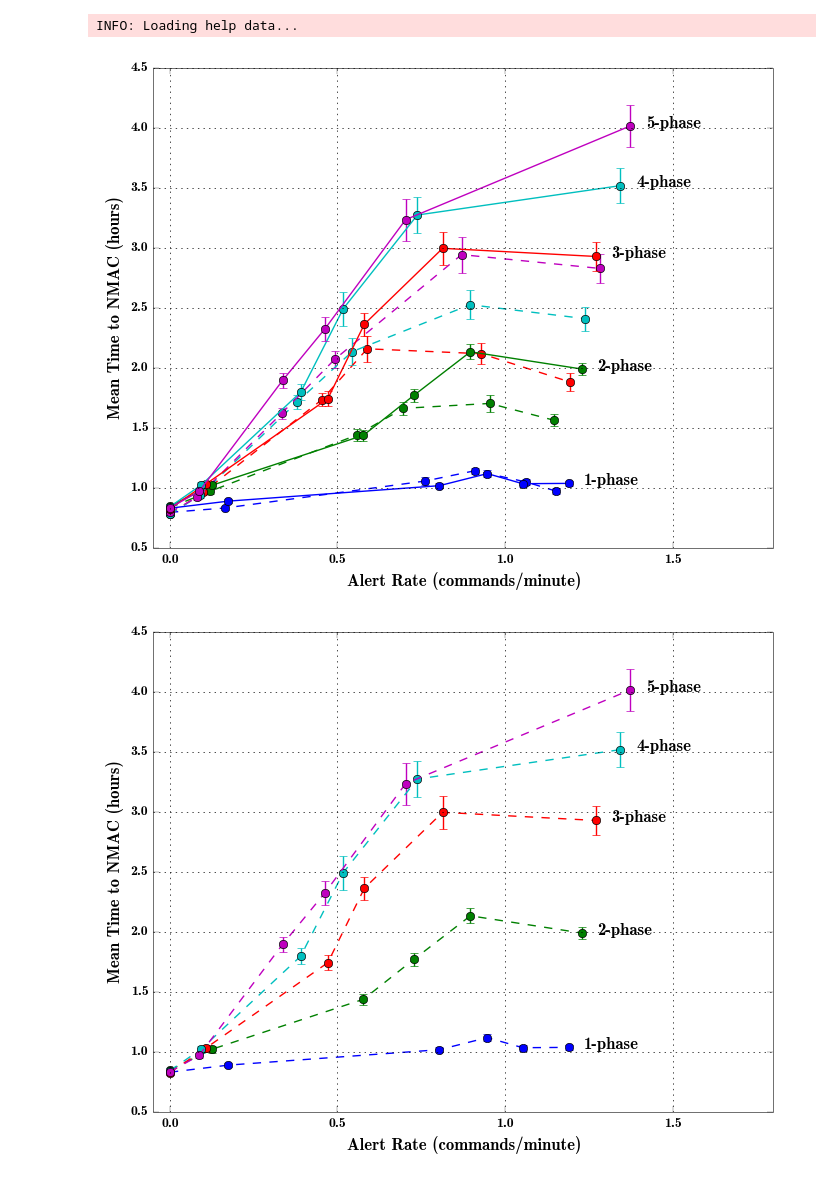
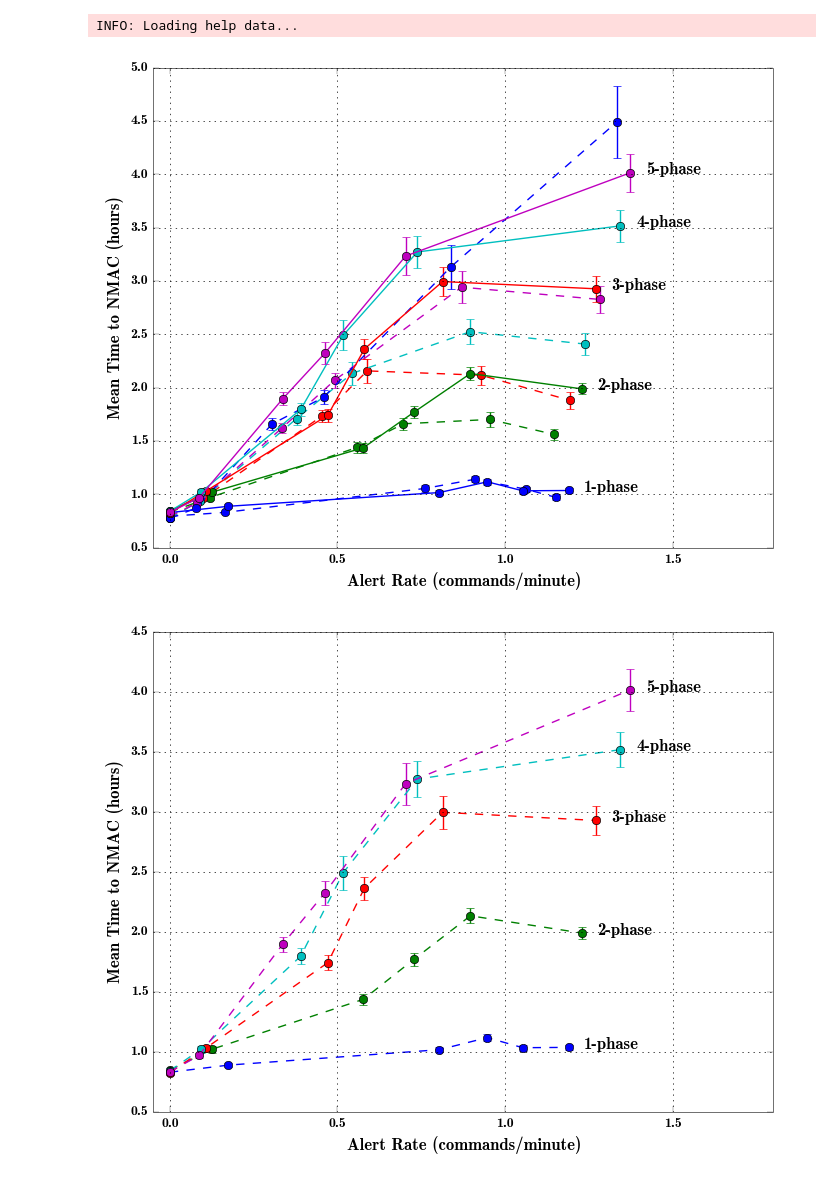
Before and after one commit to sisl/autoATC, a Jupyter notebook: CDC_3Dresults.ipynb, the cells around one changed output. Saved outputs shown, nothing was run; the diff lists cells and outputs as text; code cells hidden in the pictures.

```diff
--- a/CDC_3Dresults.ipynb
+++ b/CDC_3Dresults.ipynb
@@ -40,11 +40,16 @@ N = size(data[1]["flightTimes"],3)
 linestyle = ["--","-"]
 for (idx, policy_prefix) in enumerate(["greedyRandom_", ""])
     gca()[:set_color_cycle](["b","g", "r","c","m"])
-    data = {load("./results/"*policy_prefix*"new_3DSimResults_n"*string(n)*".jld") for n in 1:5};
+
+    if idx == 1
+        data = {load("./results/"*policy_prefix*"new_3DSimResults_n"*string(n)*".jld") for n in 1:6};
+    else
+        data = {load("./results/"*policy_prefix*"new_3DSimResults_n"*string(n)*".jld") for n in 1:5};
+    end
     # for n in 1:5
     #     push!(data, load("./results/steadystate_3DSimResults_n"*string(n)*".jld"))
     # end
-    phaseNums = [1:5, 1:5]
+    phaseNums = [1:6, 1:6]
 
     nBetas = size(data[1]["flightTimes"],1)
     N = size(data[1]["flightTimes"],3)
@@ -80,35 +85,35 @@ for (idx, policy_prefix) in enumerate(["greedyRandom_", ""])
         maxN = max(maxN, maximum(nmac_stats[:,1]))
 
     #     xerrL = alert_stats[:,2] - alert_stats[:,3]
     #     xerrR = alert_stats[:,4] - alert_stats[:,3]
 
     #     yerrL = ft_stats[:,2] - ft_stats[:,3]
     #     yerrR = ft_stats[:,4] - ft_stats[:,3]
         xerrL = alert_stats[:,2]/sqrt(N)
         xerrR = alert_stats[:,2]/sqrt(N)
         yerrL = nmac_stats[:,2]/sqrt(N)
         yerrR = nmac_stats[:,2]/sqrt(N)
 
         PyPlot.errorbar(alert_stats[:, 1], nmac_stats[:, 1],
         xerr = [xerrL xerrR ]',  marker="o", linestyle = linestyle[idx], yerr = [yerrL yerrR]')
 
         if(idx > 1)
             plt.text(alert_stats[end, 1]+.05, nmac_stats[end, 1]-.01,  string(phaseNums[n])*"-phase")
         end
     end
     #PyPlot.ylim([0, 1.5])
     PyPlot.xlim([-0.05, 1.8])
     PyPlot.grid("on")
     PyPlot.xlabel("Alert Rate (commands/minute)")
     PyPlot.ylabel("Mean Time to NMAC (hours)")
 
 end
 
 
 #PyPlot.legend([string(n)*"-phase" for n in 1:length(data)], bbox_to_anchor=(0.74, 1.), loc = 9, ncol=2, numpoints=1)
-#plt.savefig("./results/CTMDP_MeanTimetoNMAC_VS_alert_rates.pgf", bbox_inches="tight")
+#plt.savefig("./results/CTMDP_MeanTimetoNMAC_VS_alert_rates_RandomGreedy.pdf", bbox_inches="tight")
 # %% [output]
-[figure, old version]
+[figure, new version]
 # %%
 nmac_stats = zeros(nBetas+1, 2) #mean and std
 alert_stats = similar(nmac_stats)
```
Also changed, not shown: 2 other files.
